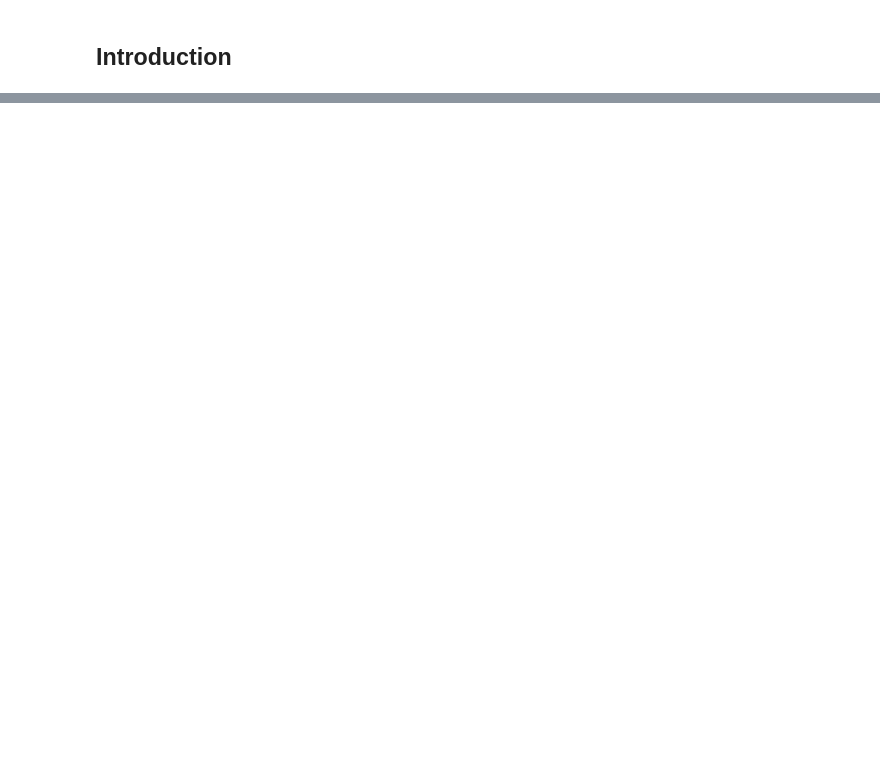
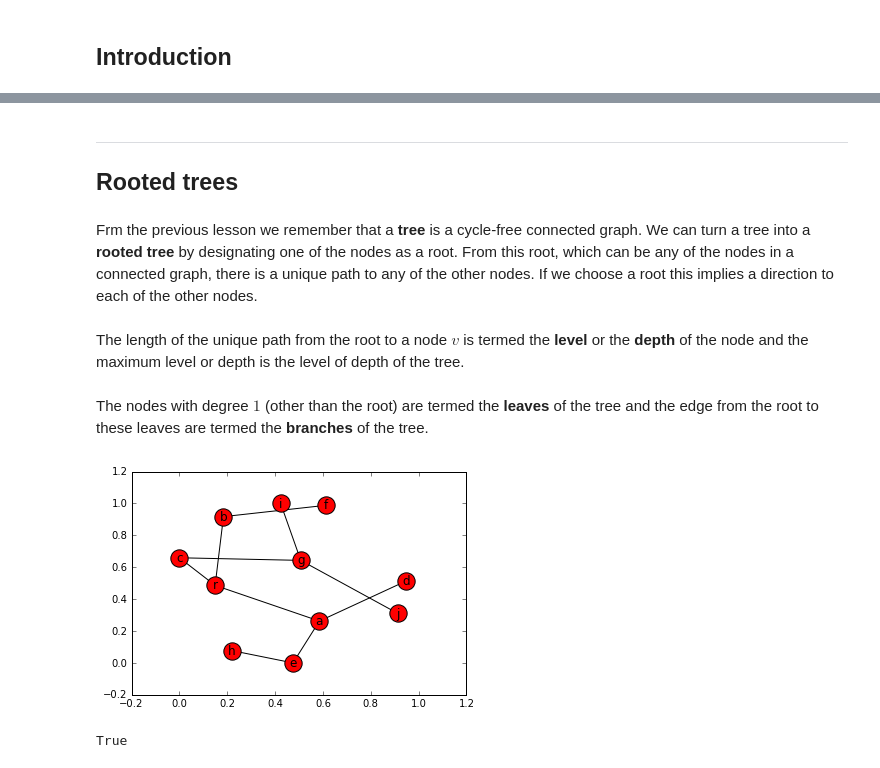
Before and after one commit to juanklopper/Discrete-Mathematics, a Jupyter notebook: Lesson 10 Directed Graphs.ipynb, the cells around one changed output, grey strips where cells are left out. Drawn from its saved outputs; the diff is of its cells as text; code cells hidden in the pictures; blank space fills up the shorter version.

```diff
--- a/Lesson 10 Directed Graphs.ipynb
+++ b/Lesson 10 Directed Graphs.ipynb
@@ -39,0 +123,26 @@ We still have a set $ V $ of vertices or nodes and a set $ E $ of edges, althoug
+# %% [markdown]
+<hr>
+<h2>Rooted trees</h2>
+# %% [markdown]
+Frm the previous lesson we remember that a **tree** is a cycle-free connected graph.  We can turn a tree into a **rooted tree** by designating one of the nodes as a root.  From this root, which can be any of the nodes in a connected graph, there is a unique path to any of the other nodes.  If we choose a root this implies a direction to each of the other nodes.
+# %% [markdown]
+The length of the unique path from the root to a node $ v $ is termed the **level** or the **depth** of the node and the maximum level or depth is the level of depth of the tree.
+# %% [markdown]
+The nodes with degree $ 1 $ (other than the root) are termed the **leaves** of the tree and the edge from the root to these leaves are termed the **branches** of the tree.
+# %%
+G = nx.Graph()
+
+G.add_nodes_from(["a", "b", "c", "d", "e", "f", "g", "h", "i", "j", "r"])
+G.add_edges_from([("r", "a"), ("r", "b"), ("r", "c"), ("a", "d"), ("a", "e"),
+                  ("e", "h"), ("b", "f"), ("c", "g"),
+                 ("g", "i"), ("g", "j")])
+# %%
+nx.draw_networkx(G)
+plt.show();
+# %% [output]
+[figure, added]
+# %%
+# Checking of G is a tree
+nx.is_tree(G)
+# %% [output]
+True
```
Also changed, not shown: parts of 58 cells of this notebook, 4 other files.
